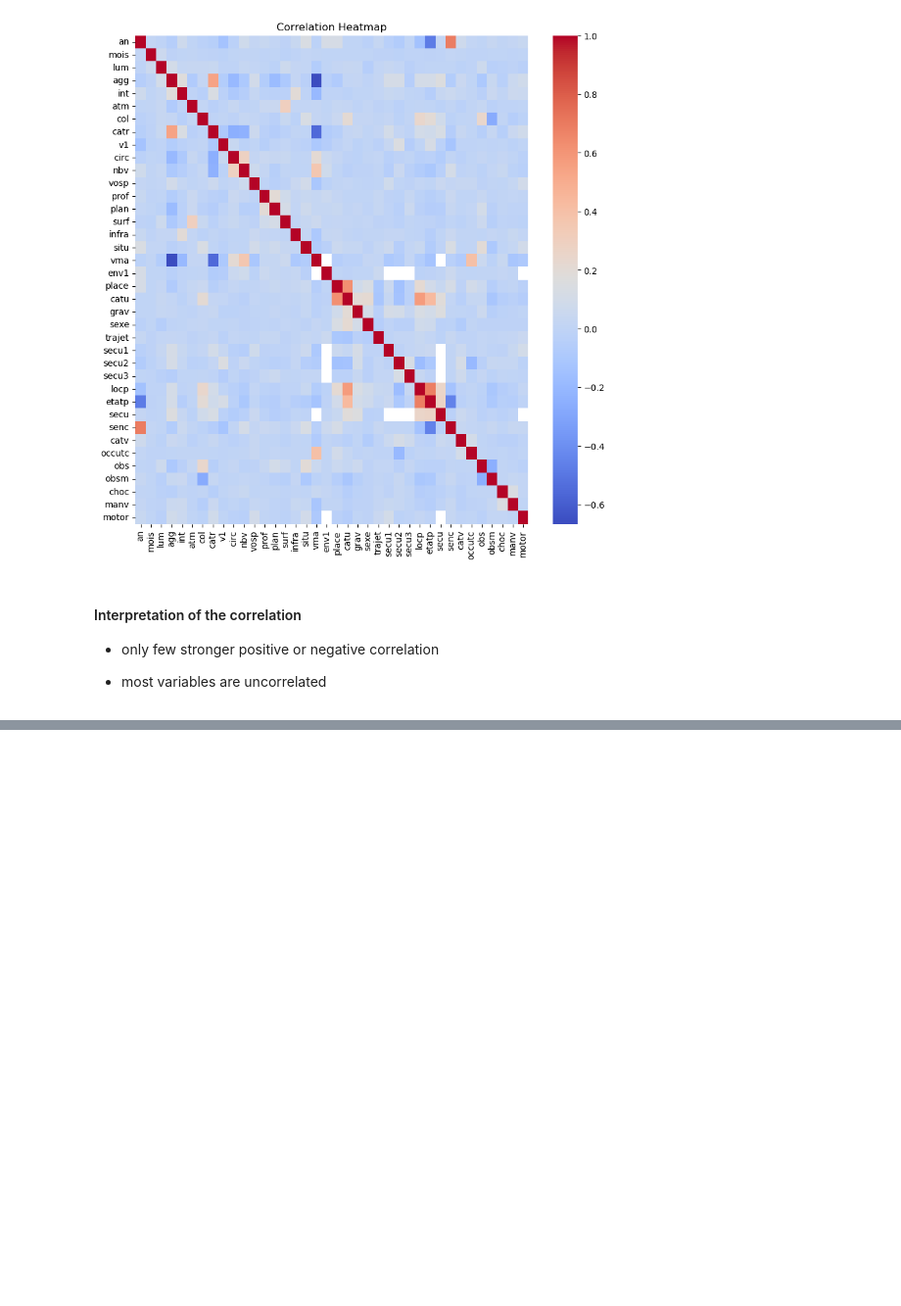
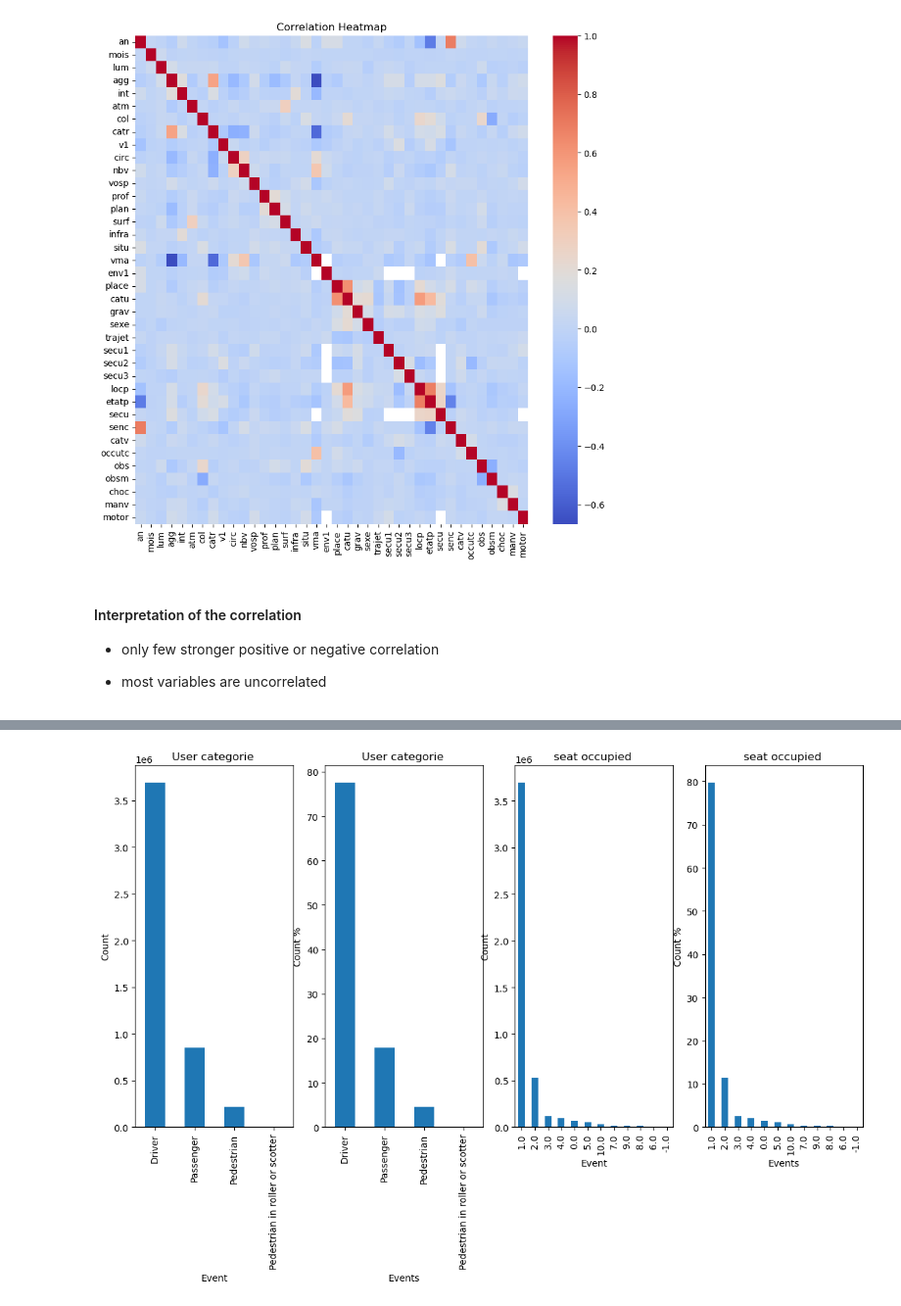
Before and after one commit to tiagoru/Road_accidents_france, a Jupyter notebook: 230615_mar23_accidents_sprint1.ipynb, the cells around one changed output, grey strips where cells are left out. Shown at 98% size. Drawn from its saved outputs; the diff is of its cells as text; code cells hidden in the pictures; blank space fills up the shorter version.

```diff
--- a/230615_mar23_accidents_sprint1.ipynb
+++ b/230615_mar23_accidents_sprint1.ipynb
@@ -79,0 +308,55 @@ plt.show()
+# %%
+# event_counts = merged_df['col_df'].value_counts()
+event_counts = df['catu'].value_counts()
+plt.figure(figsize=(14, 7))
+# Plot the event counts
+plt.subplot(1, 4, 1)
+event_counts.plot.bar()
+
+labels = ['Driver', 'Passenger', 'Pedestrian', 'Pedestrian in roller or scotter']
+#Add labels and title to the plot
+plt.xticks(range(len(event_counts)), labels)
+plt.xlabel('Event')
+plt.ylabel('Count')
+plt.title('User categorie ')
+
+event_percentages = (event_counts / event_counts.sum()) * 100
+plt.subplot(1, 4, 2)
+event_percentages.plot.bar()
+# Add labels and title to the plot
+plt.xticks(range(len(event_percentages)), labels)
+plt.xlabel('Events')
+plt.ylabel('Count %')
+plt.title('User categorie ')
+
+# event_counts = merged_df['col_df'].value_counts()
+event_counts = df['place'].value_counts()
+
+# Plot the event counts
+plt.subplot(1, 4, 3)
+event_counts.plot.bar()
+
+#labels = ['Driver', 'Passenger', 'Pedestrian', 'Pedestrian in roller or scotter']
+#Add labels and title to the plot
+plt.xticks(range(len(event_counts)))
+plt.xlabel('Event')
+plt.ylabel('Count')
+plt.title('seat occupied ')
+
+event_percentages = (event_counts / event_counts.sum()) * 100
+plt.subplot(1, 4, 4)
+event_percentages.plot.bar()
+# Add labels and title to the plot
+plt.xticks(range(len(event_percentages)))
+plt.xlabel('Events')
+plt.ylabel('Count %')
+plt.title('seat occupied ')
+
+
+# Display the plot
+plt.show()
+
+# Display the plot
+plt.show()
+# %% [output]
+[figure, added]
```
Also changed, not shown: parts of 5 cells of this notebook.
